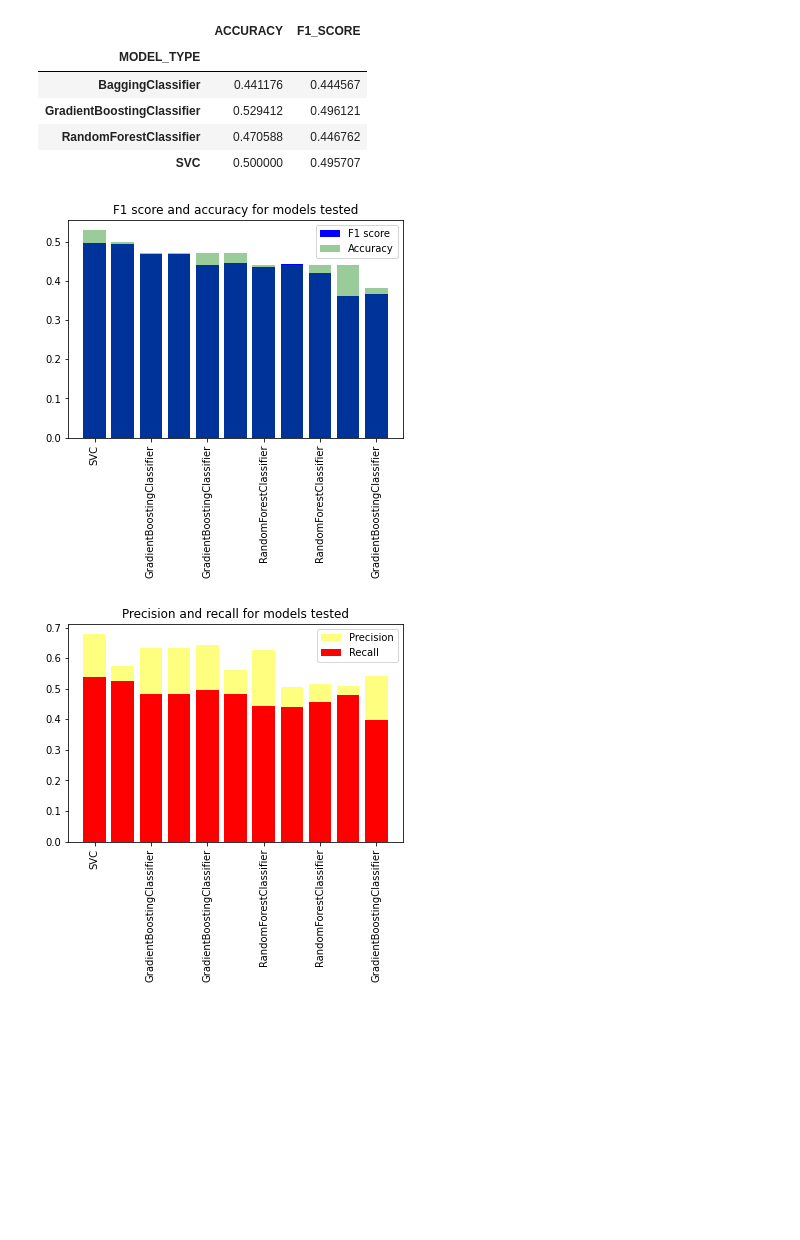
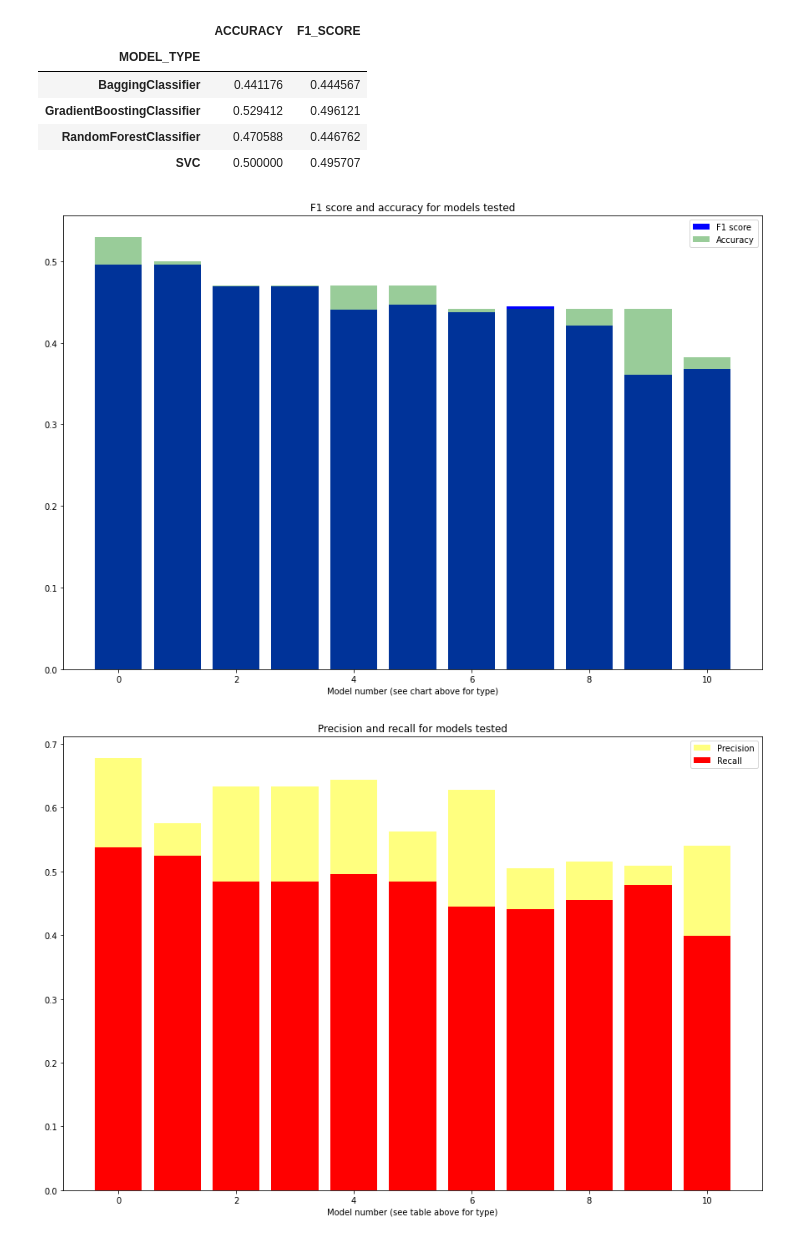
Before and after one commit to lprockop/WorldHappinessReport, a Jupyter notebook: AML_Homework_1.ipynb, the cells around one changed output. Cells and saved outputs as stored; diff of their text form; code cells hidden in the pictures; blank space fills up the shorter version.

```diff
--- a/AML_Homework_1.ipynb
+++ b/AML_Homework_1.ipynb
@@ -441,20 +483,22 @@ Best accuracy and f1 score for each model type:
 | RandomForestClassifier | 0.470588 | 0.446762 |
 | SVC | 0.500000 | 0.495707 |
 # %%
+plt.figure(figsize=(15, 10))
 plt.bar(results.index, results['F1_SCORE'], alpha=1, color='blue', label='F1 score')
 plt.bar(results.index, results['ACCURACY'], alpha=0.4, color='green', label='Accuracy')
-plt.axes().set_xticklabels(results['MODEL_TYPE'], rotation=90)
+plt.xlabel('Model number (see table above for type)')
 plt.title('F1 score and accuracy for models tested')
 plt.legend()
 plt.show()
 # %% [output]
-[figure, old version]
+[figure, new version]
 # %%
+plt.figure(figsize=(15, 10))
 plt.bar(results.index, results['PRECISION'], alpha=0.5, color='yellow', label='Precision')
 plt.bar(results.index, results['RECALL'], alpha=1, color='red', label='Recall')
-plt.axes().set_xticklabels(results['MODEL_TYPE'], rotation=90)
+plt.xlabel('Model number (see table above for type)')
 plt.title('Precision and recall for models tested')
 plt.legend()
 plt.show()
 # %% [output]
-[figure, old version]
+[figure, new version]
```
Also changed, not shown: parts of 14 cells of this notebook.
